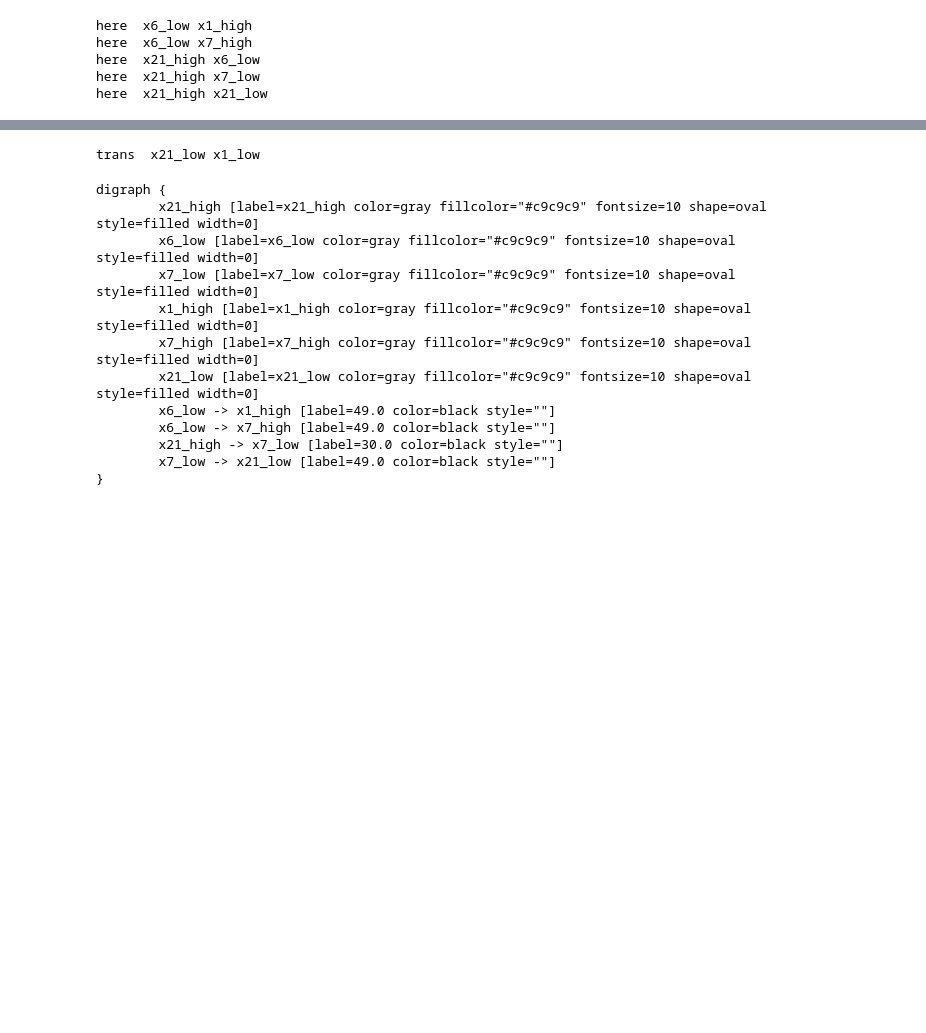
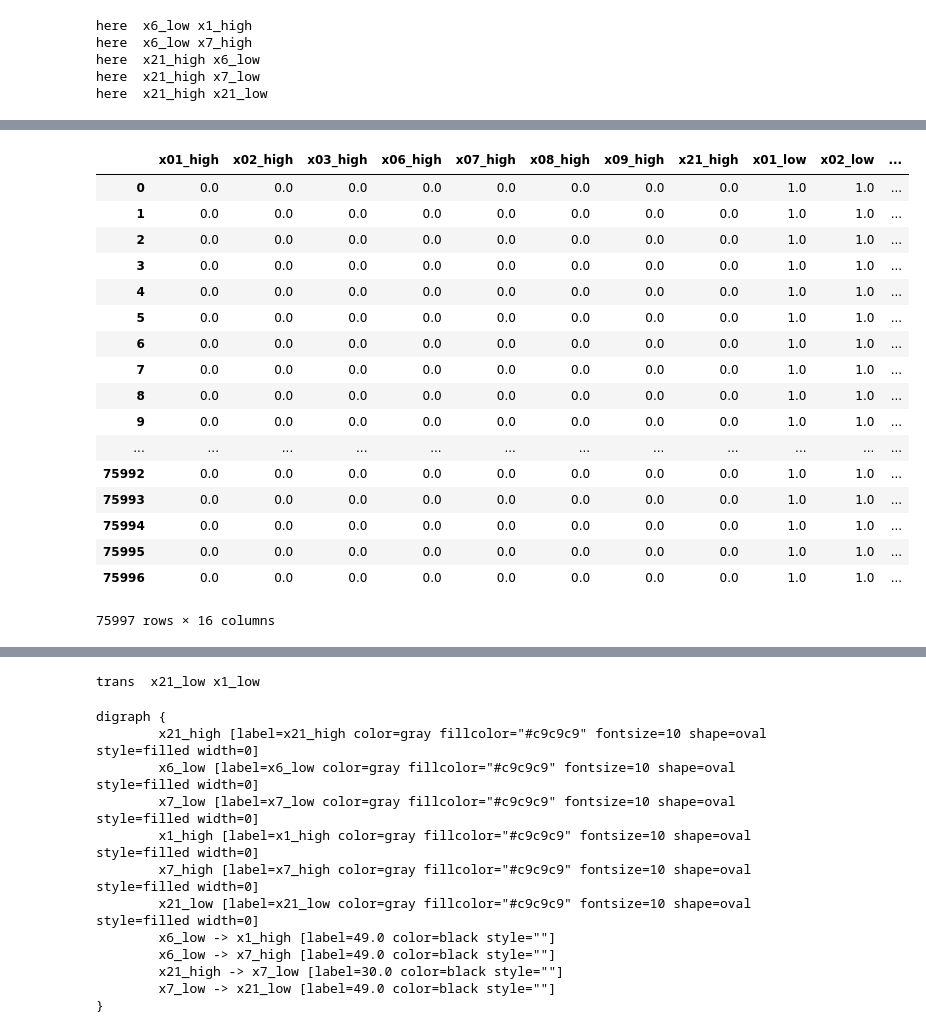
Before and after one commit to ruteee/pesquisa, a Jupyter notebook: TransEntropy_mod.ipynb, the cells around one changed output, grey strips where cells are left out. Saved outputs shown, nothing was run; the diff lists cells and outputs as text; code cells hidden in the pictures; blank space fills up the shorter version.

Commit message:
results generate from master and article

```diff
--- a/TransEntropy_mod.ipynb
+++ b/TransEntropy_mod.ipynb
@@ -620,0 +655,6 @@ here  x21_high x21_low
+# %%
+df_te_novo =  pd.read_csv("resultados_defesa/df_te_i3eA.csv", index_col=0)
+df_te_lag_novo = pd.read_csv("resultados_defesa/df_te_lag_i3eA.csv", index_col = 0)
+proc_novo = pd.read_csv("proc_i3e.csv")
+
+alarms_m5 = pd.read_csv("resultados_defesa/alm_seq_m5_i3eA.csv", index_col=0)
@@ -620,0 +701,21 @@ here  x21_high x21_low
+# %%
+alarms_m5
+# %% [output]
+|  | x01_high | x02_high | x03_high | x06_high | x07_high | x08_high | x09_high | x21_high | x01_low | x02_low | ... |
+| 0 | 0.0 | 0.0 | 0.0 | 0.0 | 0.0 | 0.0 | 0.0 | 0.0 | 1.0 | 1.0 | ... |
+| 1 | 0.0 | 0.0 | 0.0 | 0.0 | 0.0 | 0.0 | 0.0 | 0.0 | 1.0 | 1.0 | ... |
+| 2 | 0.0 | 0.0 | 0.0 | 0.0 | 0.0 | 0.0 | 0.0 | 0.0 | 1.0 | 1.0 | ... |
+| 3 | 0.0 | 0.0 | 0.0 | 0.0 | 0.0 | 0.0 | 0.0 | 0.0 | 1.0 | 1.0 | ... |
+| 4 | 0.0 | 0.0 | 0.0 | 0.0 | 0.0 | 0.0 | 0.0 | 0.0 | 1.0 | 1.0 | ... |
+| 5 | 0.0 | 0.0 | 0.0 | 0.0 | 0.0 | 0.0 | 0.0 | 0.0 | 1.0 | 1.0 | ... |
+| 6 | 0.0 | 0.0 | 0.0 | 0.0 | 0.0 | 0.0 | 0.0 | 0.0 | 1.0 | 1.0 | ... |
+| 7 | 0.0 | 0.0 | 0.0 | 0.0 | 0.0 | 0.0 | 0.0 | 0.0 | 1.0 | 1.0 | ... |
+| 8 | 0.0 | 0.0 | 0.0 | 0.0 | 0.0 | 0.0 | 0.0 | 0.0 | 1.0 | 1.0 | ... |
+| 9 | 0.0 | 0.0 | 0.0 | 0.0 | 0.0 | 0.0 | 0.0 | 0.0 | 1.0 | 1.0 | ... |
+| ... | ... | ... | ... | ... | ... | ... | ... | ... | ... | ... | ... |
+| 75992 | 0.0 | 0.0 | 0.0 | 0.0 | 0.0 | 0.0 | 0.0 | 0.0 | 1.0 | 1.0 | ... |
+| 75993 | 0.0 | 0.0 | 0.0 | 0.0 | 0.0 | 0.0 | 0.0 | 0.0 | 1.0 | 1.0 | ... |
+| 75994 | 0.0 | 0.0 | 0.0 | 0.0 | 0.0 | 0.0 | 0.0 | 0.0 | 1.0 | 1.0 | ... |
+| 75995 | 0.0 | 0.0 | 0.0 | 0.0 | 0.0 | 0.0 | 0.0 | 0.0 | 1.0 | 1.0 | ... |
+| 75996 | 0.0 | 0.0 | 0.0 | 0.0 | 0.0 | 0.0 | 0.0 | 0.0 | 1.0 | 1.0 | ... |
+75997 rows × 16 columns
```
Also changed, not shown: parts of 13 cells of this notebook, 9 other files.
